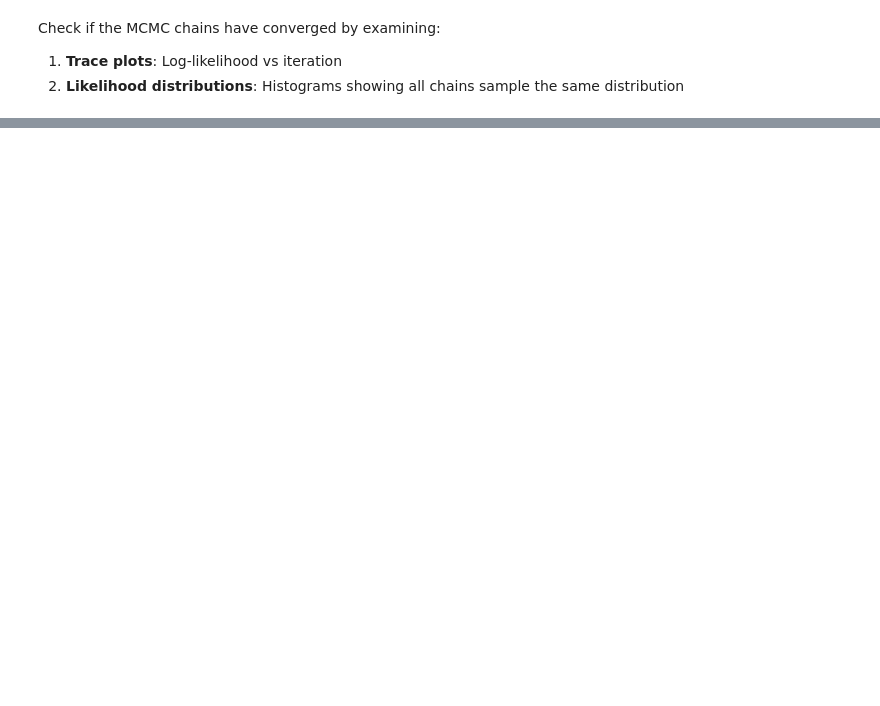
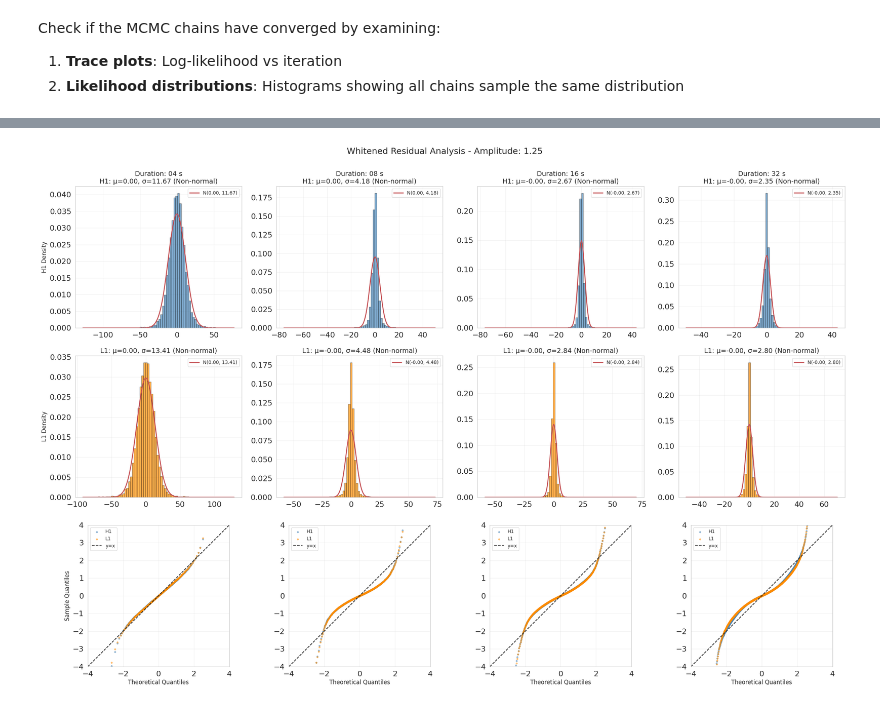
Before and after one commit to chaipattira/gw-collapsar, a Jupyter notebook: notebooks/plot_experiments.ipynb, the cells around one changed output, grey strips where cells are left out. Cells and saved outputs as stored; diff of their text form; code cells hidden in the pictures; blank space fills up the shorter version.

```diff
--- a/notebooks/plot_experiments.ipynb
+++ b/notebooks/plot_experiments.ipynb
@@ -451,0 +467,100 @@ plt.show()
+# %%
+from scipy import stats
+
+# Residual Analysis: Histograms with Gaussian fit and Q-Q plots
+for amp in amplitudes:
+    fig, axes = plt.subplots(3, len(durations), figsize=(24, 16))
+
+    for col_idx, dur in enumerate(durations):
+        exp_dir = base_path / f'dur_{dur}_amp_{amp}'
+        template_dir = exp_dir / 'bayeswave_output_0' / 'templates'
+
+        # Load whitened residuals from chain 0 (best fit)
+        h1_residual_file = template_dir / 'whitened_time_domain_residual_H1_0.dat'
+        l1_residual_file = template_dir / 'whitened_time_domain_residual_L1_0.dat'
+
+        if not h1_residual_file.exists():
+            for row in range(3):
+                axes[row, col_idx].text(0.5, 0.5, 'No data', ha='center', va='center')
+            continue
+
+        h1_residual = load_time_domain_data(h1_residual_file)
+        l1_residual = load_time_domain_data(l1_residual_file)
+
+        # Row 0: H1 residual histogram
+        ax_h1 = axes[0, col_idx]
+        h1_vals = h1_residual[:, 1]
+
+        # Plot histogram
+        n, bins, _ = ax_h1.hist(h1_vals, bins=80, density=True, alpha=0.7,
+                                 color='steelblue', edgecolor='black', linewidth=0.5)
+
+        # Overlay Gaussian fit
+        mu, std = h1_vals.mean(), h1_vals.std()
+        x_fit = np.linspace(bins[0], bins[-1], 200)
+        gaussian = stats.norm.pdf(x_fit, mu, std)
+        ax_h1.plot(x_fit, gaussian, 'r-', linewidth=2, label=f'N({mu:.2f}, {std:.2f})')
+
+        # Anderson-Darling test for normality
+        stat, crit, sig = stats.anderson(h1_vals, dist='norm')
+        p_text = 'Normal' if stat < crit[2] else 'Non-normal'
+
+        ax_h1.set_title(f'Duration: {dur.replace("s", " s")}\nH1: μ={mu:.2f}, σ={std:.2f} ({p_text})', fontsize=14)
+        ax_h1.legend(fontsize=10)
+        ax_h1.grid(True, alpha=0.3)
+        if col_idx == 0:
+            ax_h1.set_ylabel('H1 Density', fontsize=12)
+
+        # Row 1: L1 residual histogram
+        ax_l1 = axes[1, col_idx]
+        l1_vals = l1_residual[:, 1]
+
+        n, bins, _ = ax_l1.hist(l1_vals, bins=80, density=True, alpha=0.7,
+                                 color='darkorange', edgecolor='black', linewidth=0.5)
+
+        mu, std = l1_vals.mean(), l1_vals.std()
+        x_fit = np.linspace(bins[0], bins[-1], 200)
+        gaussian = stats.norm.pdf(x_fit, mu, std)
+        ax_l1.plot(x_fit, gaussian, 'r-', linewidth=2, label=f'N({mu:.2f}, {std:.2f})')
+
+        stat, crit, sig = stats.anderson(l1_vals, dist='norm')
+        p_text = 'Normal' if stat < crit[2] else 'Non-normal'
+
+        ax_l1.set_title(f'L1: μ={mu:.2f}, σ={std:.2f} ({p_text})', fontsize=14)
+        ax_l1.legend(fontsize=10)
+        ax_l1.grid(True, alpha=0.3)
+        if col_idx == 0:
+            ax_l1.set_ylabel('L1 Density', fontsize=12)
+
+        # Row 2: Q-Q plots (both detectors)
+        ax_qq = axes[2, col_idx]
+
+        # H1 Q-Q plot
+        h1_sorted = np.sort(h1_vals)
+        h1_theoretical = stats.norm.ppf(np.linspace(0.001, 0.999, len(h1_sorted)))
+        ax_qq.scatter(h1_theoretical[::50], (h1_sorted[::50] - h1_sorted.mean()) / h1_sorted.std(),
+                     s=10, alpha=0.5, color='steelblue', label='H1')
+
+        # L1 Q-Q plot
+        l1_sorted = np.sort(l1_vals)
+        l1_theoretical = stats.norm.ppf(np.linspace(0.001, 0.999, len(l1_sorted)))
+        ax_qq.scatter(l1_theoretical[::50], (l1_sorted[::50] - l1_sorted.mean()) / l1_sorted.std(),
+                     s=10, alpha=0.5, color='darkorange', label='L1')
+
+        # Reference line
+        ax_qq.plot([-4, 4], [-4, 4], 'k--', linewidth=1.5, label='y=x')
+
+        ax_qq.set_xlim(-4, 4)
+        ax_qq.set_ylim(-4, 4)
+        ax_qq.set_xlabel('Theoretical Quantiles', fontsize=12)
+        if col_idx == 0:
+            ax_qq.set_ylabel('Sample Quantiles', fontsize=12)
+        ax_qq.legend(fontsize=10)
+        ax_qq.grid(True, alpha=0.3)
+        ax_qq.set_aspect('equal')
+
+    fig.suptitle(f'Whitened Residual Analysis - Amplitude: {amp}', fontsize=18, y=0.995)
+    plt.tight_layout()
+    plt.show()
+# %% [output]
+[figure, added]
```
Also changed, not shown: parts of 7 cells of this notebook, 8 other files.
